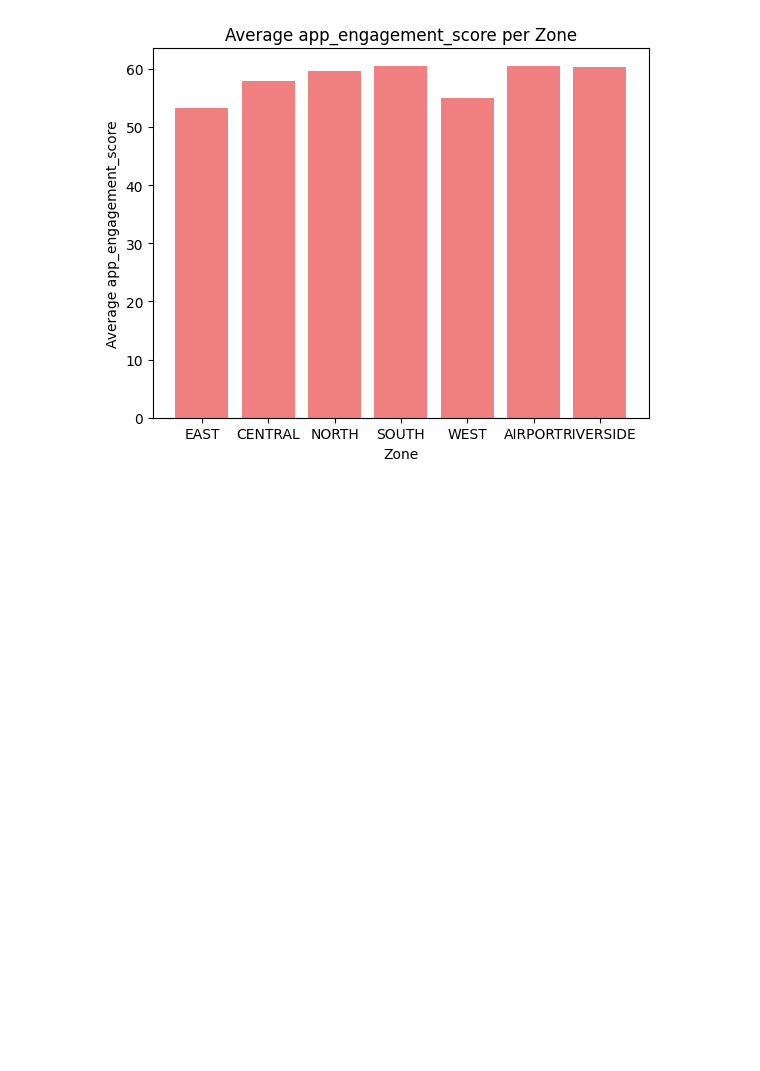
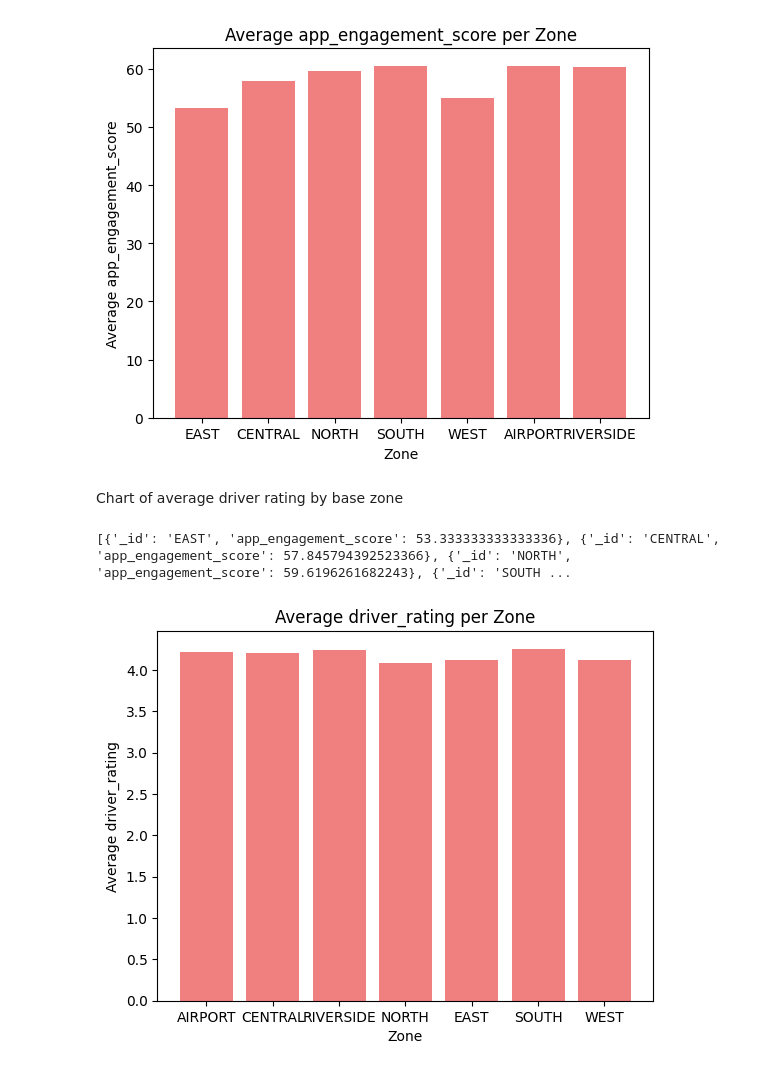
Before and after one commit to sydney142/databases_analytics_assignment, a Jupyter notebook: Assignment_Pymongo.ipynb, the cells around one changed output. Drawn from its saved outputs; the diff is of its cells as text; code cells hidden in the pictures; blank space fills up the shorter version.

```diff
--- a/Assignment_Pymongo.ipynb
+++ b/Assignment_Pymongo.ipynb
@@ -109,3 +111,17 @@ collection_customers.update_many({"home_zone": "RiverSide"}, {"$set": {"home_zon
 collection_customers.update_many({"home_zone": "Riverside"}, {"$set": {"home_zone": "RIVERSIDE"}})
 # %% [output]
 UpdateResult({'n': 0, 'electionId': ObjectId('7fffffff000000000000019f'), 'opTime': {'ts': Timestamp(1778582658, 14), 't': 415}, 'nModified': 0, 'ok': 1.0, '$clusterTime': {'clusterTime': Timestamp(17 ...
+# %%
+# Renaming inconsistent zone names for drivers data
+collection_drivers.update_many({"base_zone": "north"}, {"$set": {"base_zone": "NORTH"}})
+collection_drivers.update_many({"base_zone": "North"}, {"$set": {"base_zone": "NORTH"}})
+collection_drivers.update_many({"base_zone": "south"}, {"$set": {"base_zone": "SOUTH"}})
+collection_drivers.update_many({"base_zone": "South"}, {"$set": {"base_zone": "SOUTH"}})
+collection_drivers.update_many({"base_zone": "East"}, {"$set": {"base_zone": "EAST"}})
+collection_drivers.update_many({"base_zone": "west"}, {"$set": {"base_zone": "WEST"}})
+collection_drivers.update_many({"base_zone": "West"}, {"$set": {"base_zone": "WEST"}})
+collection_drivers.update_many({"base_zone": "Central"}, {"$set": {"base_zone": "CENTRAL"}})
+collection_drivers.update_many({"base_zone": "Ctr"}, {"$set": {"base_zone": "CENTRAL"}})
+collection_drivers.update_many({"base_zone": "Airport"}, {"$set": {"base_zone": "AIRPORT"}})
+collection_drivers.update_many({"base_zone": "RiverSide"}, {"$set": {"base_zone": "RIVERSIDE"}})
+collection_drivers.update_many({"base_zone": "Riverside"}, {"$set": {"base_zone": "RIVERSIDE"}})
@@ -153,3 +200,25 @@ plt.show()
 # %% [output]
 [{'_id': 'EAST', 'app_engagement_score': 53.333333333333336}, {'_id': 'CENTRAL', 'app_engagement_score': 57.845794392523366}, {'_id': 'NORTH', 'app_engagement_score': 59.6196261682243}, {'_id': 'SOUTH ...
 [figure]
+# %% [markdown]
+Chart of average driver rating by base zone
+# %%
+pipeline = [
+    {"$group": {"_id": "$base_zone", "driver_rating": {"$avg": "$driver_rating"}}}
+]
+# Execute the aggregation pipeline
+result3 = list(collection_drivers.aggregate(pipeline))
+# Print the result
+print(result2)
+# Extracting data from the result
+base_zone = [entry['_id'] for entry in result3]
+driver_rating = [entry['driver_rating'] for entry in result3]
+# Plotting
+plt.bar(base_zone, driver_rating, color='lightcoral')
+plt.xlabel('Zone')
+plt.ylabel('Average driver_rating')
+plt.title('Average driver_rating per Zone')
+plt.show()
+# %% [output]
+[{'_id': 'EAST', 'app_engagement_score': 53.333333333333336}, {'_id': 'CENTRAL', 'app_engagement_score': 57.845794392523366}, {'_id': 'NORTH', 'app_engagement_score': 59.6196261682243}, {'_id': 'SOUTH ...
+[figure, added]
```
Also changed, not shown: parts of 13 cells of this notebook.
